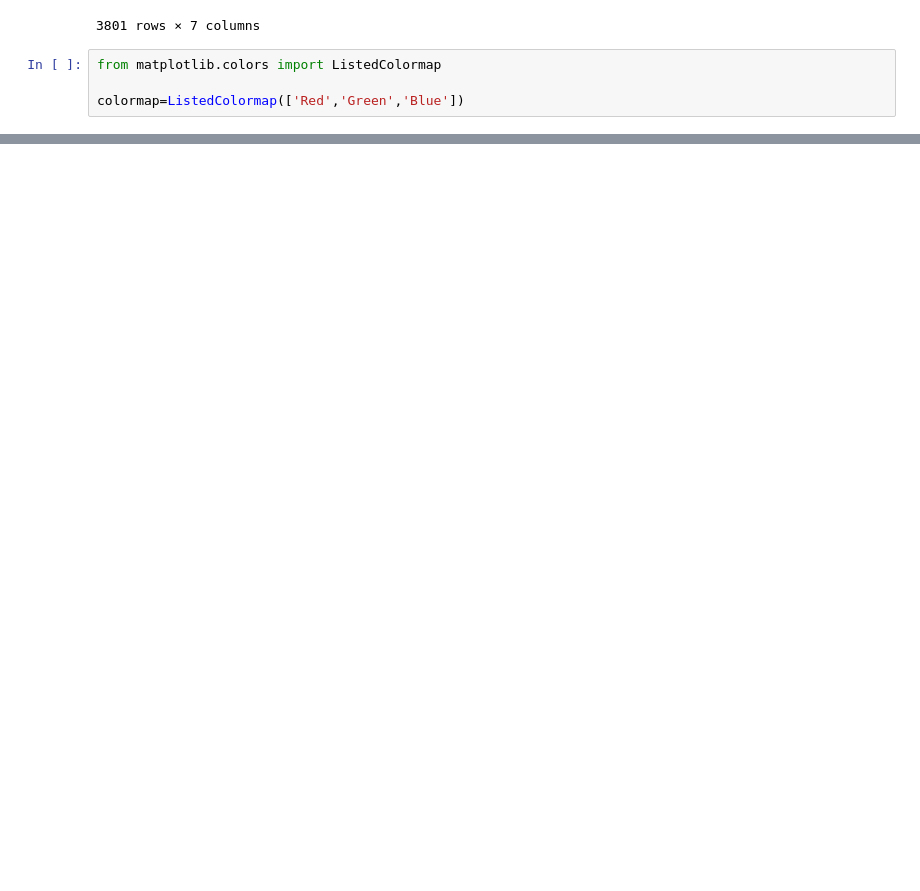
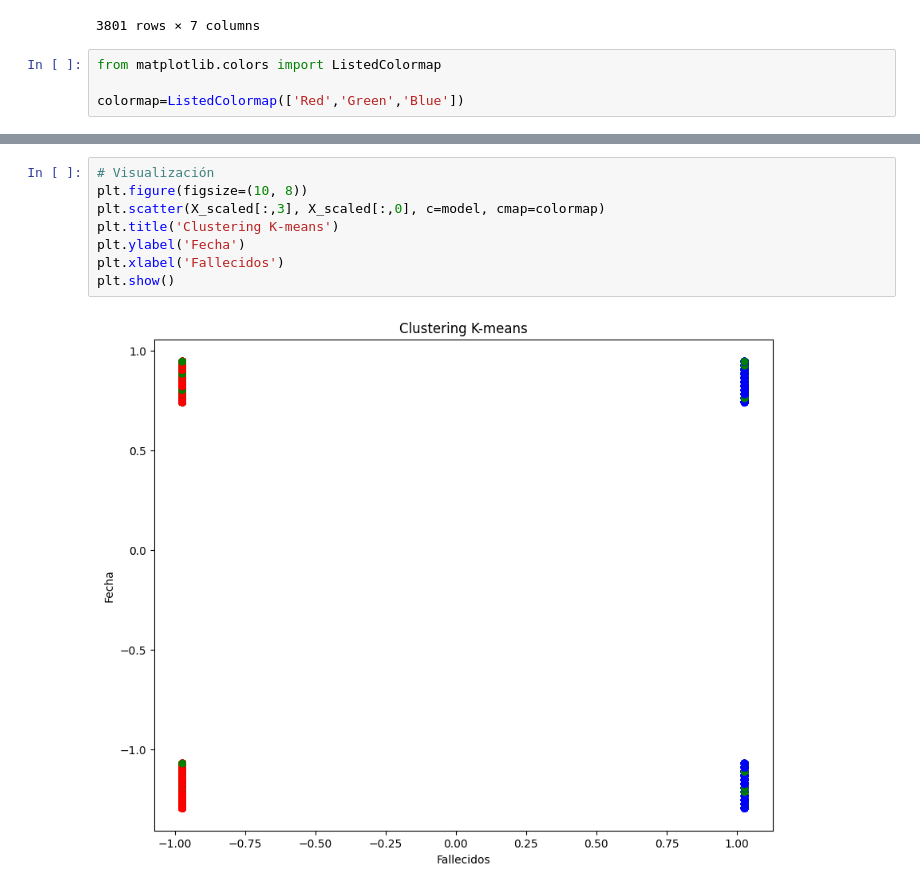
Before and after one commit to voz-mk/sistemas-inteligentes, a Jupyter notebook: main.ipynb, the cells around one changed output, grey strips where cells are left out. Cells and saved outputs as stored; diff of their text form; blank space fills up the shorter version.

```diff
--- a/main.ipynb
+++ b/main.ipynb
@@ -475,0 +474,10 @@ plt.show()
+# %%
+# Visualización
+plt.figure(figsize=(10, 8))
+plt.scatter(X_scaled[:,3], X_scaled[:,0], c=model, cmap=colormap)
+plt.title('Clustering K-means')
+plt.ylabel('Fecha')
+plt.xlabel('Fallecidos')
+plt.show()
+# %% [output]
+[figure, added]
```
Also changed, not shown: parts of 20 cells of this notebook.
